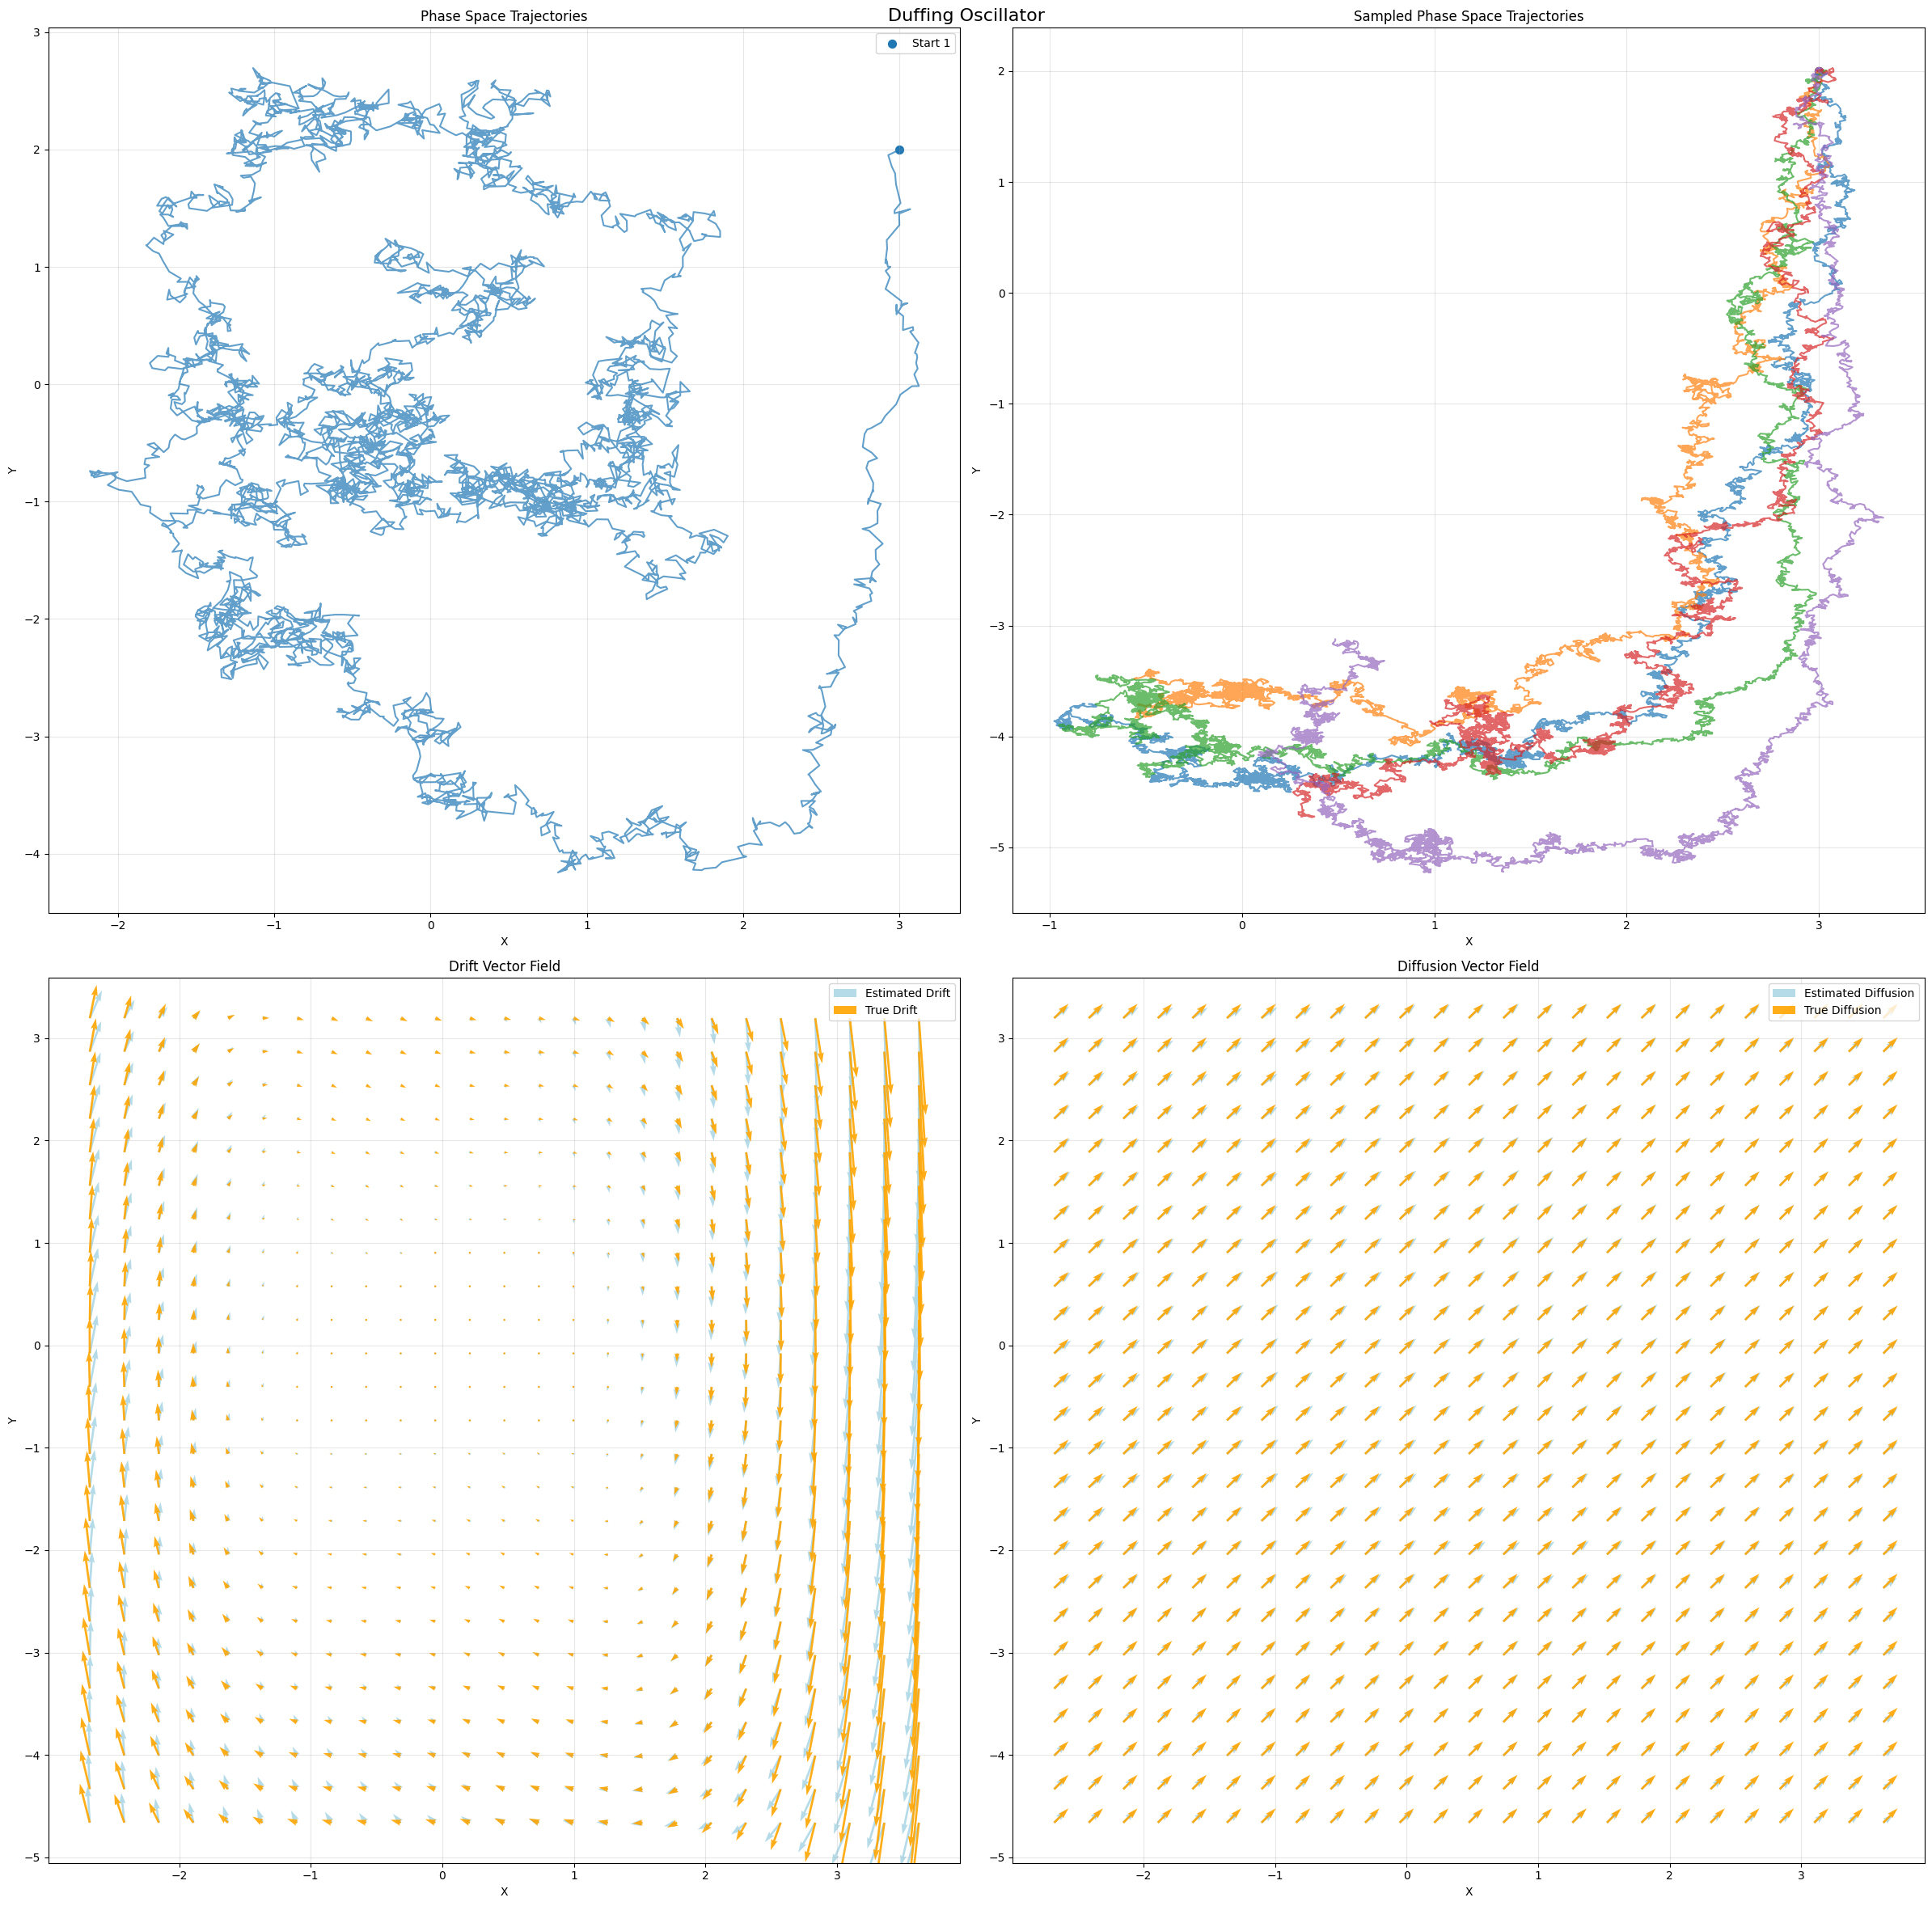
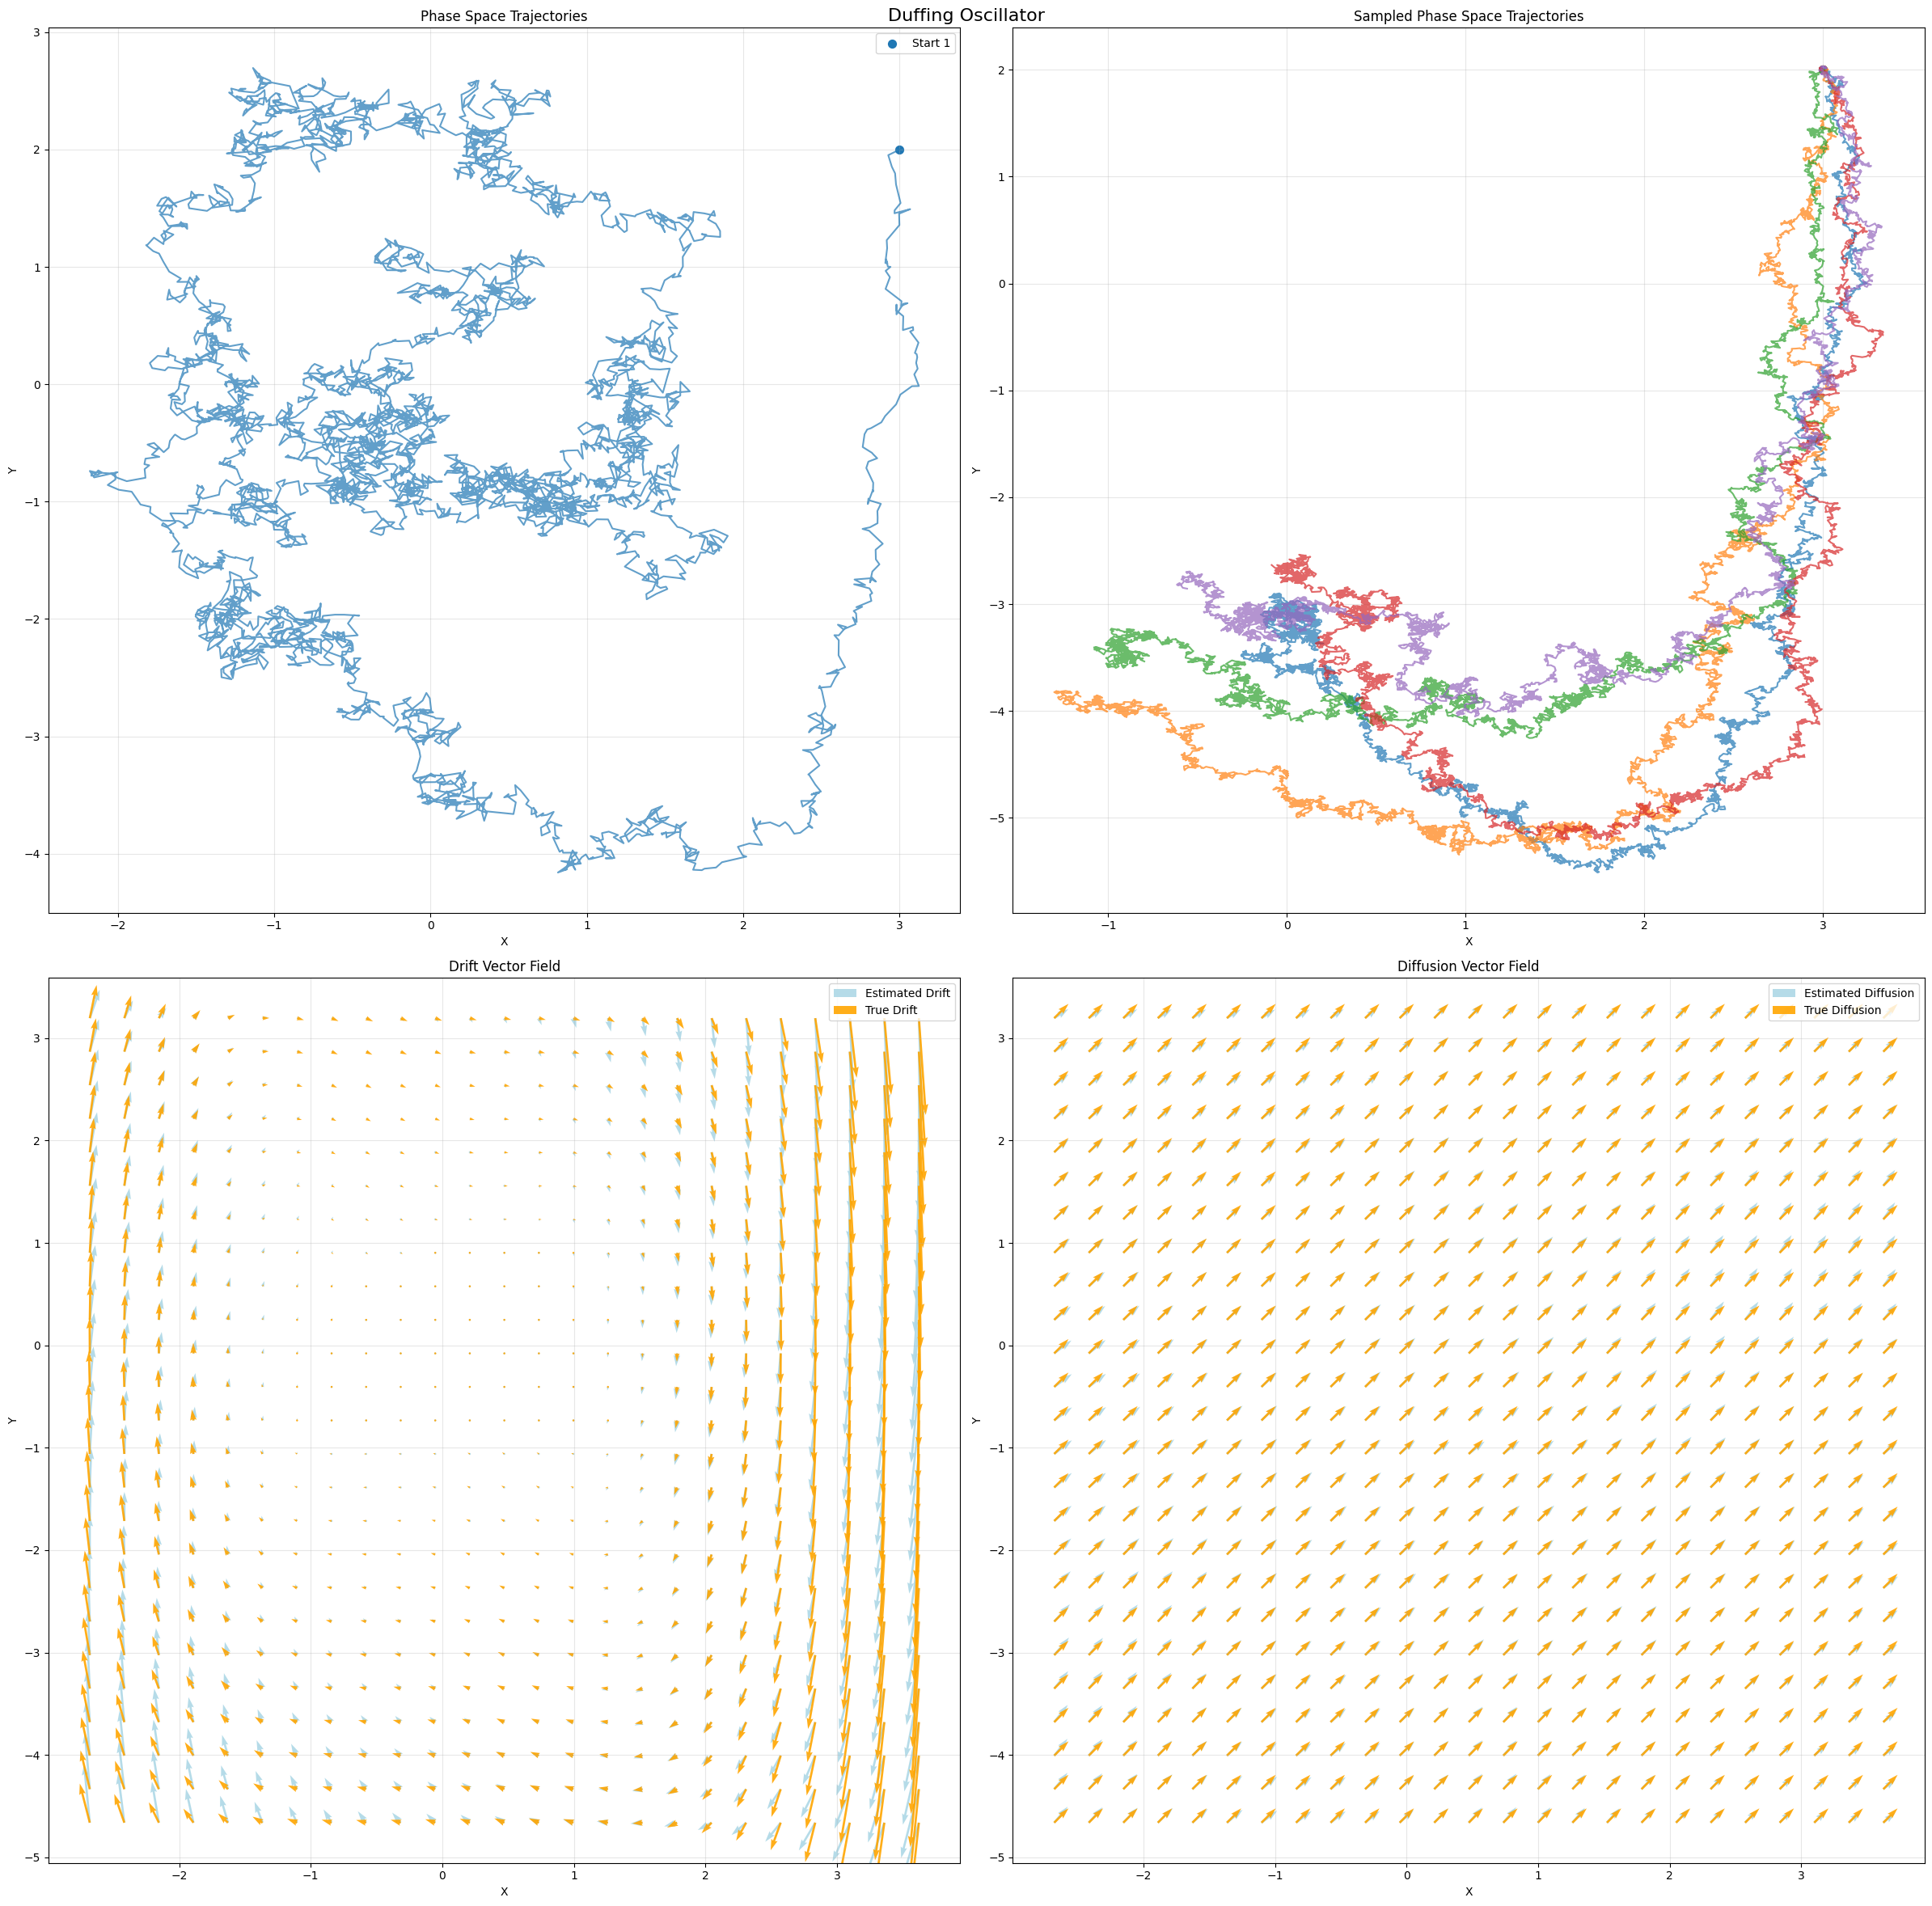
Unified diff of the notebook cell whose output changed from the first chart to the second:
--- before
+++ after
@@ -73,3 +73,4 @@
 # Create visualization for Duffing oscillator
 fig = plot_2d_sde_results(duffing_input, duffing_results, "Duffing Oscillator",sampled_paths_duffing)
-plt.show()
+display(fig)
+plt.close(fig)

Commit: Tutorial update